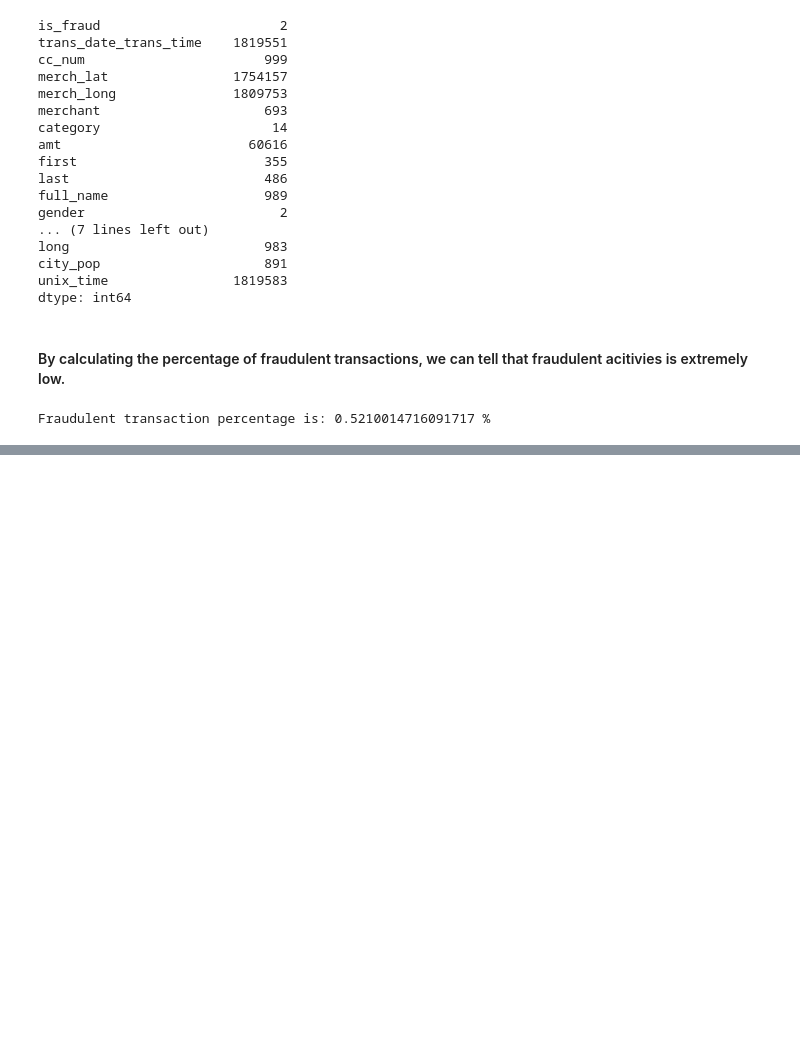
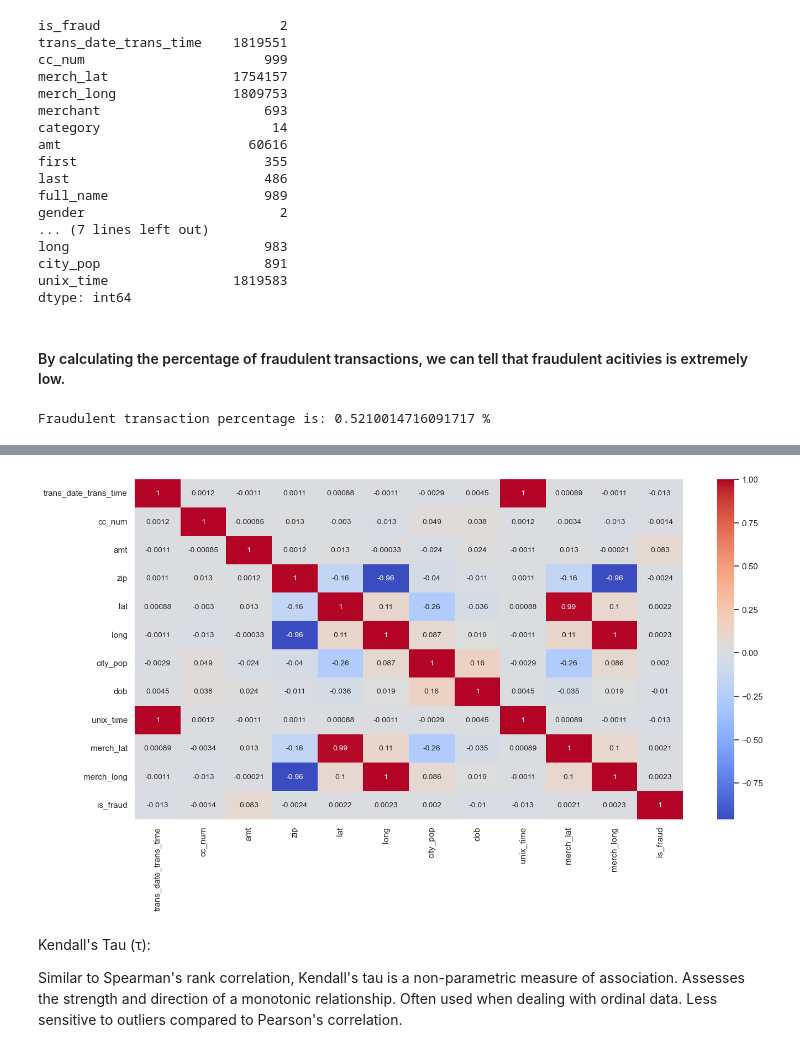
Before and after one commit to josie52123/credit_card_fraud_detection, a Jupyter notebook: EDA.ipynb, the cells around one changed output, grey strips where cells are left out. Saved outputs shown, nothing was run; the diff lists cells and outputs as text; code cells hidden in the pictures; blank space fills up the shorter version.

```diff
--- a/EDA.ipynb
+++ b/EDA.ipynb
@@ -199,0 +226,9 @@ Fraudulent transaction percentage is: 0.5210014716091717 %
+# %%
+import scipy.stats
+
+plot_columns=['trans_date_trans_time','cc_num', 'amt','zip','lat', 'long','city_pop','dob','unix_time','merch_lat','merch_long','is_fraud']
+subset_df=df[plot_columns]
+
+#Spearman's Rank Correlation Coefficient
+spearman_corr=subset_df.corr(method='spearman')
+print(spearman_corr)
@@ -199,0 +253,13 @@ Fraudulent transaction percentage is: 0.5210014716091717 %
+# %%
+sns.set(rc={"figure.figsize":(16, 8)})
+sns.heatmap(spearman_corr, annot=True, annot_kws={'size': 10}, cmap='coolwarm')
+plt.show()
+# %% [output]
+[figure, added]
+# %% [markdown]
+Kendall's Tau (τ):
+
+Similar to Spearman's rank correlation, Kendall's tau is a non-parametric measure of association.
+Assesses the strength and direction of a monotonic relationship.
+Often used when dealing with ordinal data.
+Less sensitive to outliers compared to Pearson's correlation.
```
Also changed, not shown: parts of 7 cells of this notebook.
